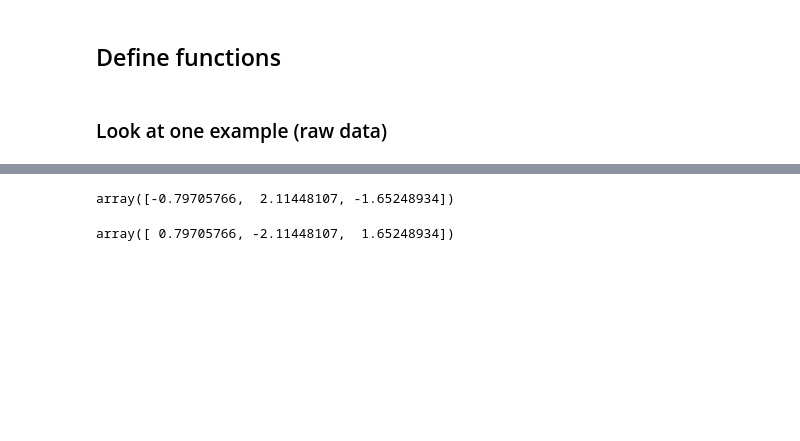
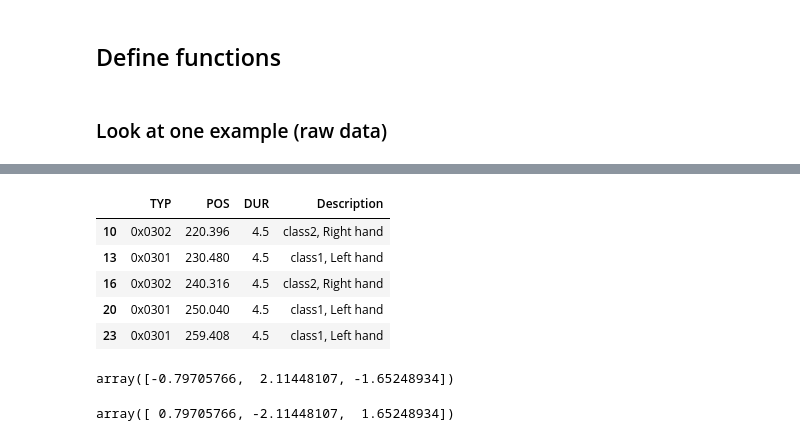
Before and after one commit to xuanyuw/LSTM_EEG_Classification, a Jupyter notebook: LSTM_EEG_Classification.ipynb, the cells around one changed output, grey strips where cells are left out. Cells and saved outputs as stored; diff of their text form; code cells hidden in the pictures; blank space fills up the shorter version.

```diff
--- a/LSTM_EEG_Classification.ipynb
+++ b/LSTM_EEG_Classification.ipynb
@@ -179,3 +215,12 @@ seg_after = (seg.T - bsl - trial_mean).T
+# %%
+mi_events[:5]
+# %% [output]
+|  | TYP | POS | DUR | Description |
+| 10 | 0x0302 | 220.396 | 4.5 | class2, Right hand |
+| 13 | 0x0301 | 230.480 | 4.5 | class1, Left hand |
+| 16 | 0x0302 | 240.316 | 4.5 | class2, Right hand |
+| 20 | 0x0301 | 250.040 | 4.5 | class1, Left hand |
+| 23 | 0x0301 | 259.408 | 4.5 | class1, Left hand |
 # %%
 bsl
 # %% [output]
```
Also changed, not shown: parts of 10 cells of this notebook.
